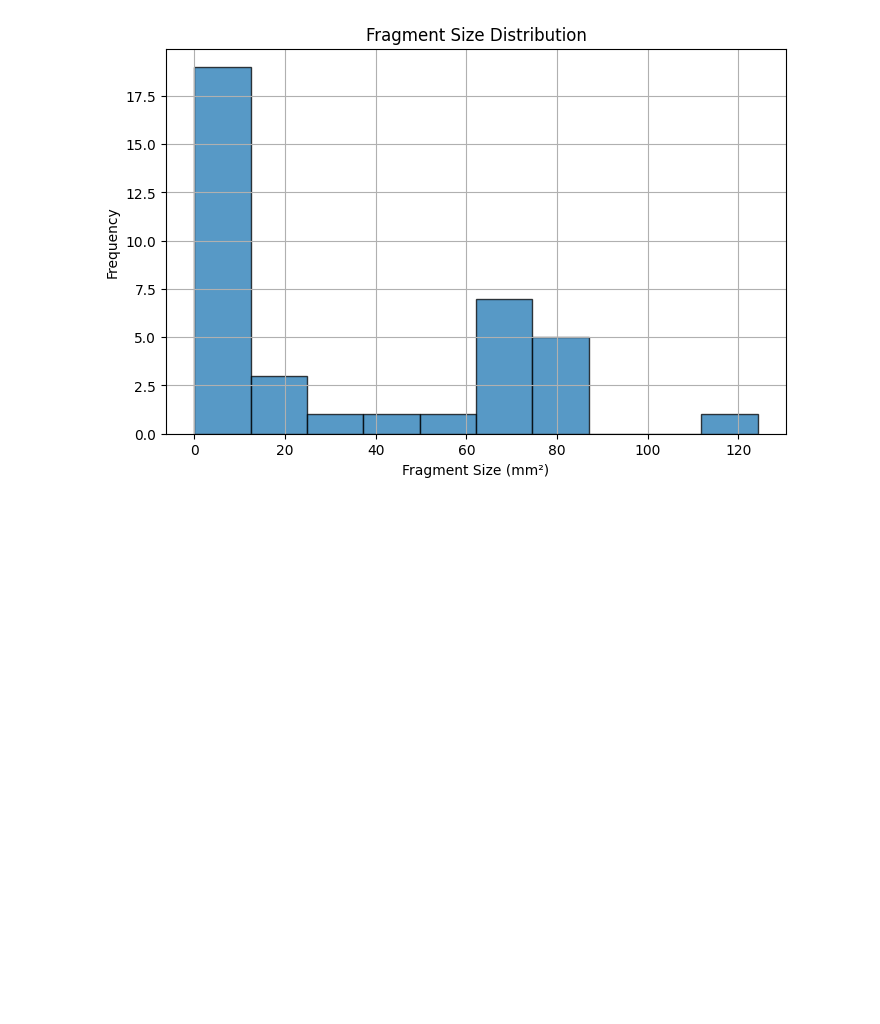
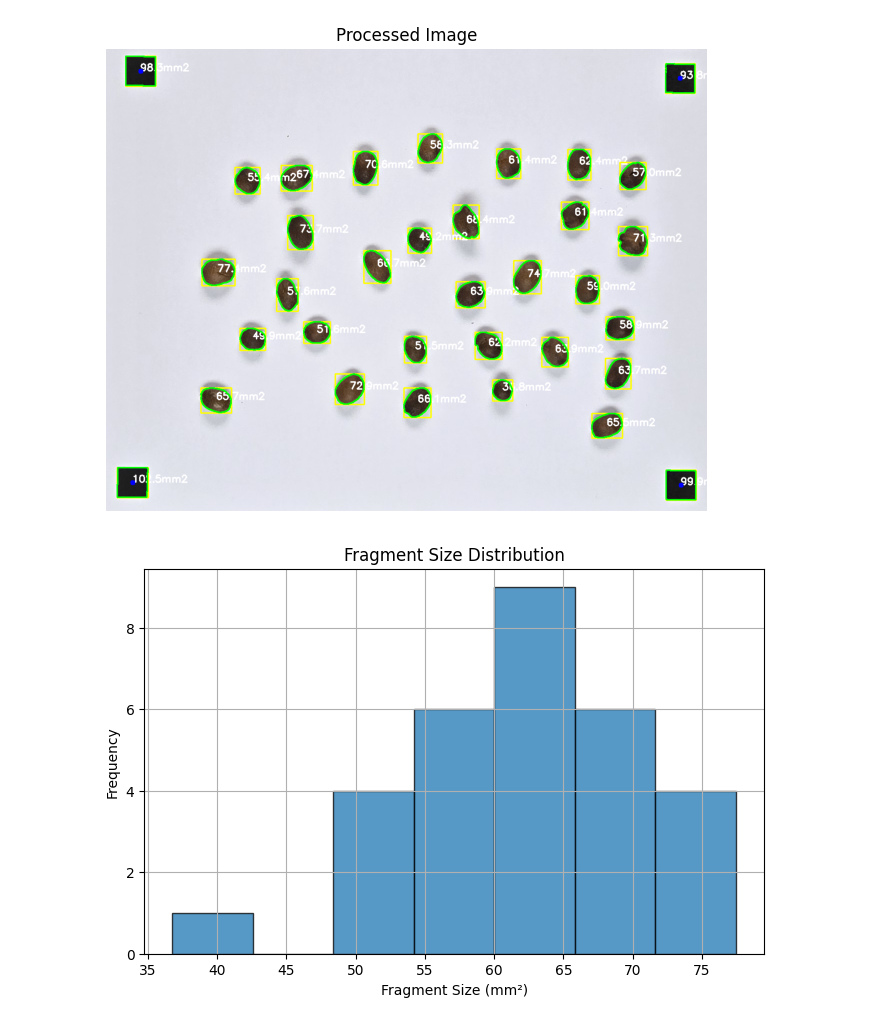
Before and after one commit to AgentschapPlantentuinMeise/MeiseCSI, a Jupyter notebook: notebooks/fragment_analysis.ipynb, the cells around one changed output. Saved outputs shown, nothing was run; the diff lists cells and outputs as text; code cells hidden in the pictures; blank space fills up the shorter version.

```diff
--- a/notebooks/fragment_analysis.ipynb
+++ b/notebooks/fragment_analysis.ipynb
@@ -224,13 +152,12 @@ cv2.destroyAllWindows()
-# %%
-import matplotlib.pyplot as plt
-
-# Plot fragment size distribution
-plt.figure(figsize=(8, 5))
-plt.hist(fragment_sizes, bins=10, edgecolor='black', alpha=0.75)
-plt.xlabel("Fragment Size (mm²)")
-plt.ylabel("Frequency")
-plt.title("Fragment Size Distribution")
-plt.grid(True)
-plt.show()
-# %% [output]
-[figure, removed]
+# %%
+particle_size_analysis = ParticleSizeAnalysis(
+    #"data/milling_2x1g1x2min30Hz_green_coffee.jpg"
+    #"data/milling_2x2g-80C1x2min30Hz_green_coffee.jpg"
+    "data/roasted_coffee_bean_precise_sizing.jpg"
+    #"data/roasted_coffee_bean_sizing.jpg"
+)
+particle_size_analysis.show_image()
+particle_size_analysis.show_histogram(filter_larger=85)
+# %% [output]
+[figure, added]
+[figure, added]
```
Also changed, not shown: parts of 5 cells of this notebook, 3 other files.
